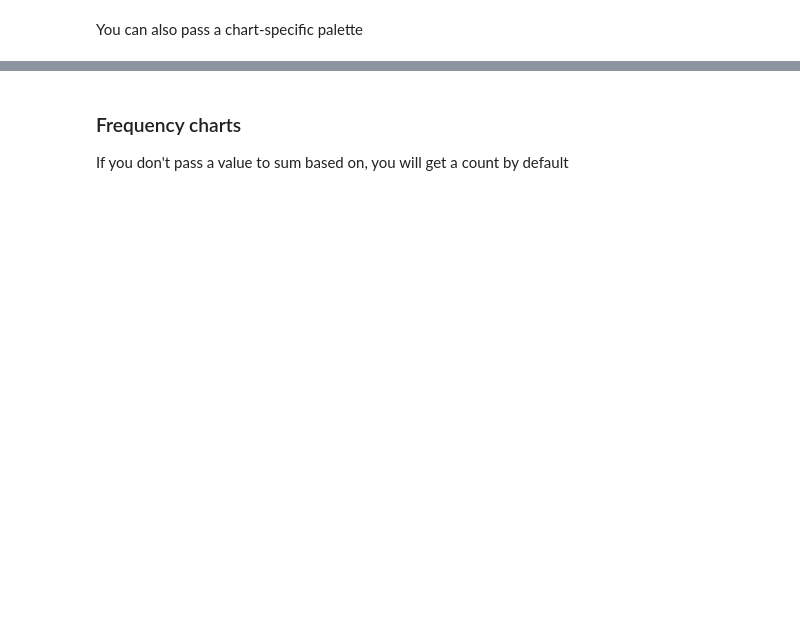
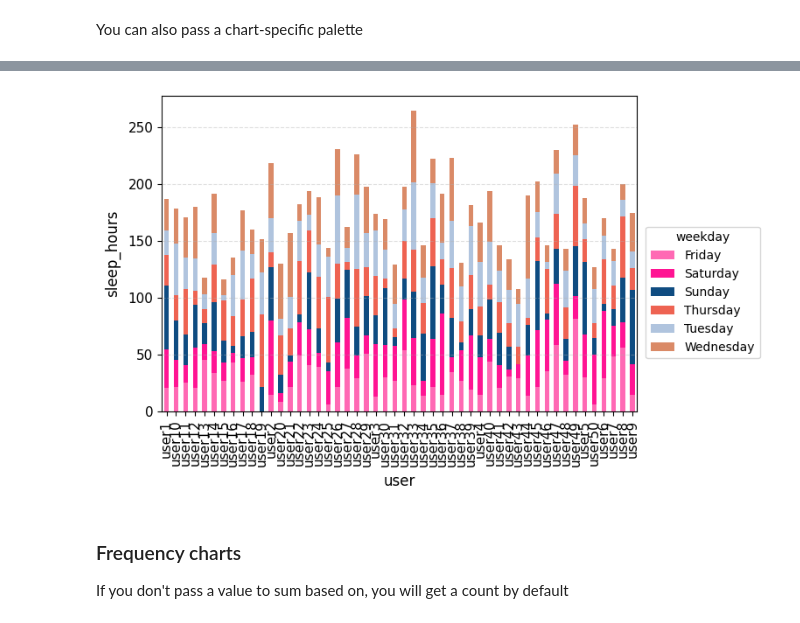
Before and after one commit to alextgould/lazychart, a Jupyter notebook: examples/demo_usage.ipynb, the cells around one changed output, grey strips where cells are left out. Drawn from its saved outputs; the diff is of its cells as text; code cells hidden in the pictures; blank space fills up the shorter version.

```diff
--- a/examples/demo_usage.ipynb
+++ b/examples/demo_usage.ipynb
@@ -253,3 +271,10 @@ custom_cm.bar(data=df, x='user', y='sleep_hours', group_by='weekday', palette=HO
+# %%
+custom_cm.bar(data=df[df['weekday'] != 'Monday'],
+              x='user', y='sleep_hours', group_by='weekday',
+              palette=fixed_palette, palette_map=palette_map,
+              sort_group_by_ascending=True)
+# %% [output]
+[figure, added]
 # %% [markdown]
 ### Frequency charts
 
```
Also changed, not shown: parts of 30 cells of this notebook, 2 other files.
